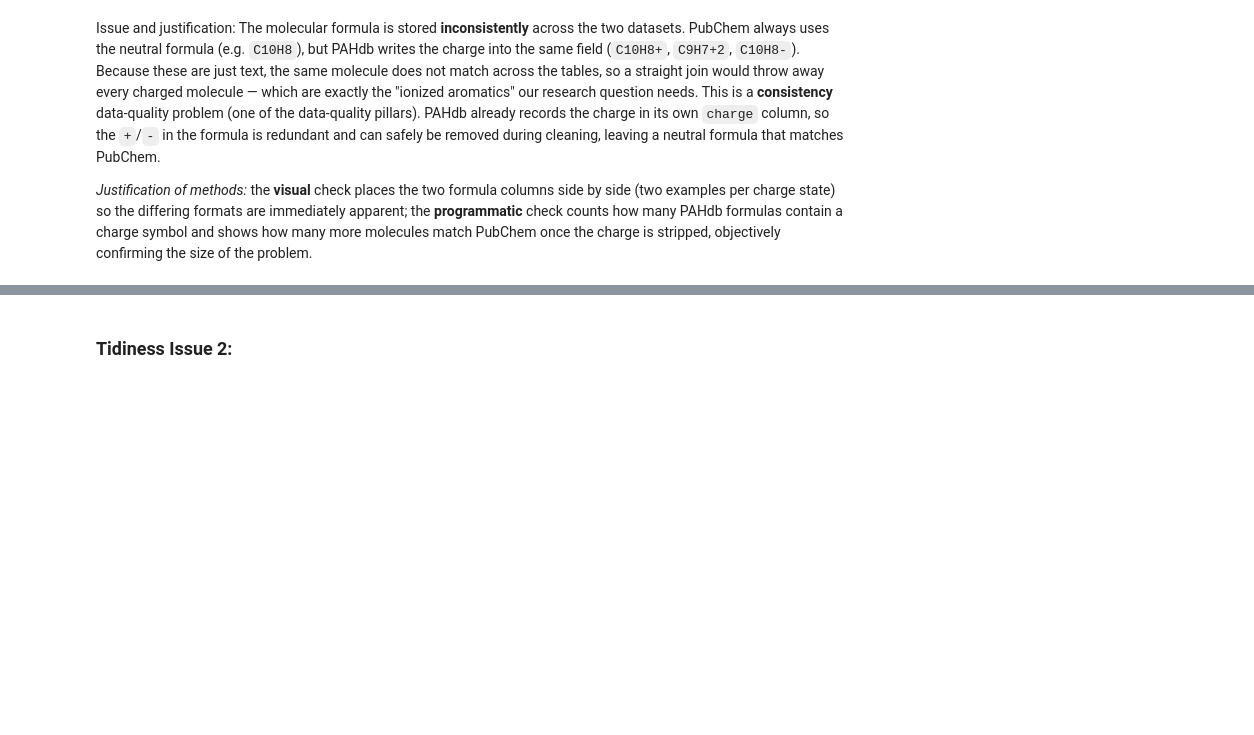
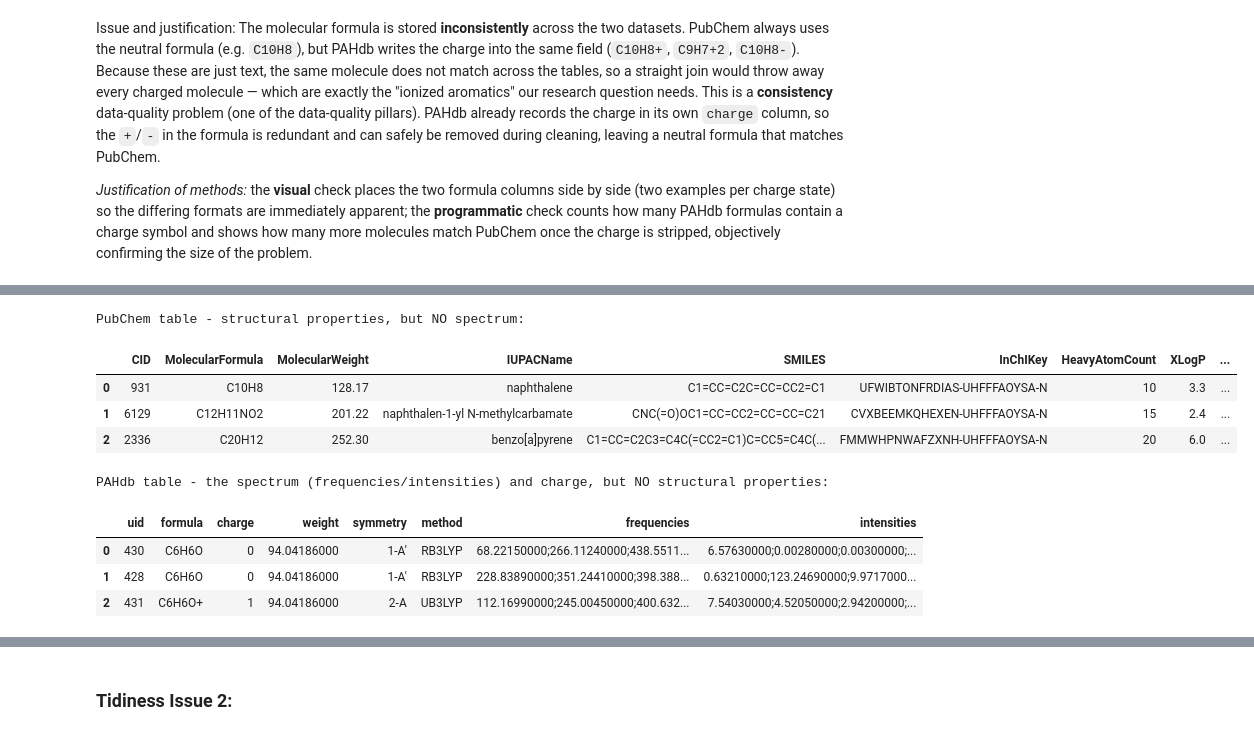
Before and after one commit to thebreadishard/udacity-data-wrangling, a Jupyter notebook: Data_Wrangling_Project_Starter.ipynb, the cells around one changed output, grey strips where cells are left out. Cells and saved outputs as stored; diff of their text form; code cells hidden in the pictures; blank space fills up the shorter version.

Commit message:
Assess Tidiness Issue 1: single molecule's data split across two tables

```diff
--- a/Data_Wrangling_Project_Starter.ipynb
+++ b/Data_Wrangling_Project_Starter.ipynb
@@ -424,0 +421,19 @@ Issue and justification: *FILL IN*
+# %%
+# Visual inspection: look at the head of each table. The facts about a single molecule
+# are split across the two - PubChem holds the structure, PAHdb holds the spectrum.
+print("PubChem table - structural properties, but NO spectrum:")
+display(df_pubchem.head(3))
+
+print("\nPAHdb table - the spectrum (frequencies/intensities) and charge, but NO structural properties:")
+display(df_pahdb.head(3))
+# %% [output]
+PubChem table - structural properties, but NO spectrum:
+|  | CID | MolecularFormula | MolecularWeight | IUPACName | SMILES | InChIKey | HeavyAtomCount | XLogP | ... |
+| 0 | 931 | C10H8 | 128.17 | naphthalene | C1=CC=C2C=CC=CC2=C1 | UFWIBTONFRDIAS-UHFFFAOYSA-N | 10 | 3.3 | ... |
+| 1 | 6129 | C12H11NO2 | 201.22 | naphthalen-1-yl N-methylcarbamate | CNC(=O)OC1=CC=CC2=CC=CC=C21 | CVXBEEMKQHEXEN-UHFFFAOYSA-N | 15 | 2.4 | ... |
+| 2 | 2336 | C20H12 | 252.30 | benzo[a]pyrene | C1=CC=C2C3=C4C(=CC2=C1)C=CC5=C4C(... | FMMWHPNWAFZXNH-UHFFFAOYSA-N | 20 | 6.0 | ... |
+PAHdb table - the spectrum (frequencies/intensities) and charge, but NO structural properties:
+|  | uid | formula | charge | weight | symmetry | method | frequencies | intensities |
+| 0 | 430 | C6H6O | 0 | 94.04186000 | 1-A' | RB3LYP | 68.22150000;266.11240000;438.5511... | 6.57630000;0.00280000;0.00300000;... |
+| 1 | 428 | C6H6O | 0 | 94.04186000 | 1-A' | RB3LYP | 228.83890000;351.24410000;398.388... | 0.63210000;123.24690000;9.9717000... |
+| 2 | 431 | C6H6O+ | 1 | 94.04186000 | 2-A | UB3LYP | 112.16990000;245.00450000;400.632... | 7.54030000;4.52050000;2.94200000;... |
```
Also changed, not shown: parts of 7 cells of this notebook.
